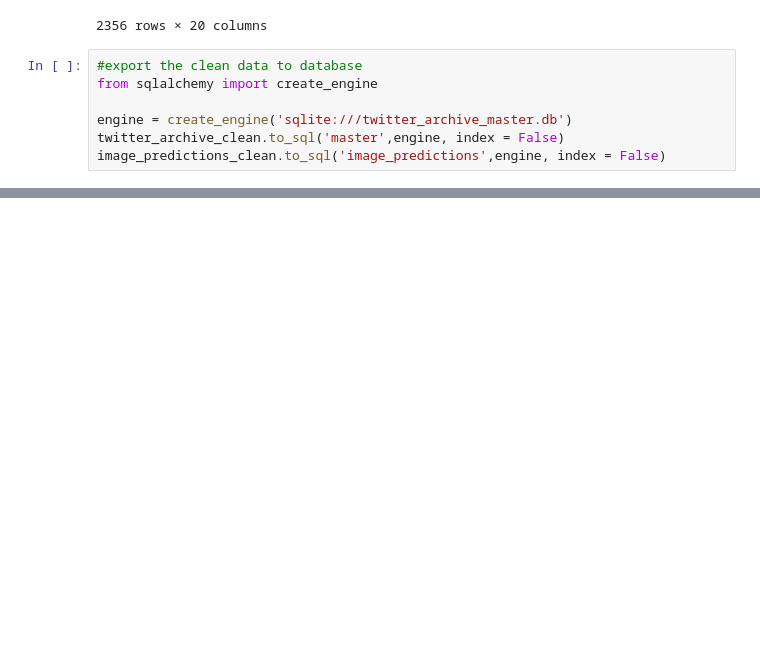
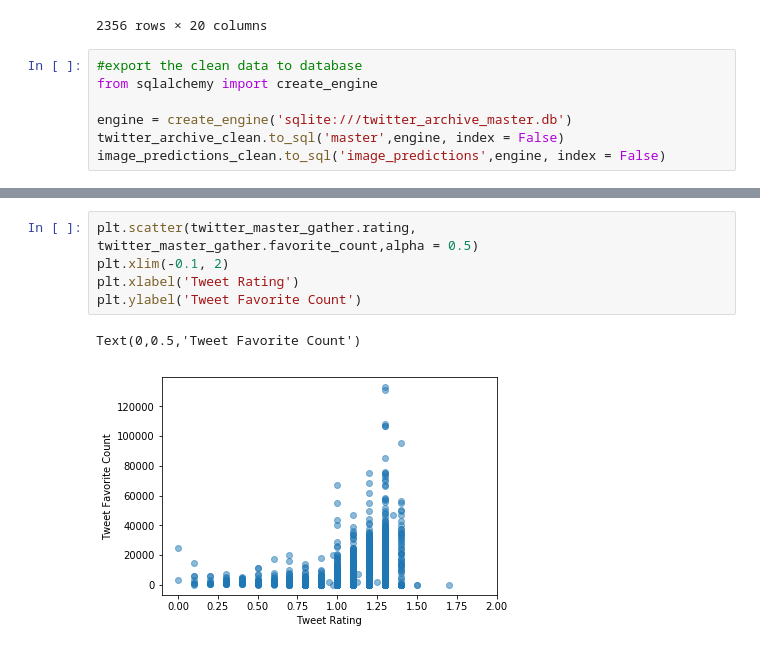
Before and after one commit to mohmednasr/dog_rating, a Jupyter notebook: wrangle_act.ipynb, the cells around one changed output, grey strips where cells are left out. Drawn from its saved outputs; the diff is of its cells as text; blank space fills up the shorter version.

```diff
--- a/wrangle_act.ipynb
+++ b/wrangle_act.ipynb
@@ -1189,0 +1196,8 @@ image_predictions_clean.to_sql('image_predictions',engine, index = False)
+# %%
+plt.scatter(twitter_master_gather.rating, twitter_master_gather.favorite_count,alpha = 0.5)
+plt.xlim(-0.1, 2)
+plt.xlabel('Tweet Rating')
+plt.ylabel('Tweet Favorite Count')
+# %% [output]
+Text(0,0.5,'Tweet Favorite Count')
+[figure, added]
```
Also changed, not shown: parts of 24 cells of this notebook.
